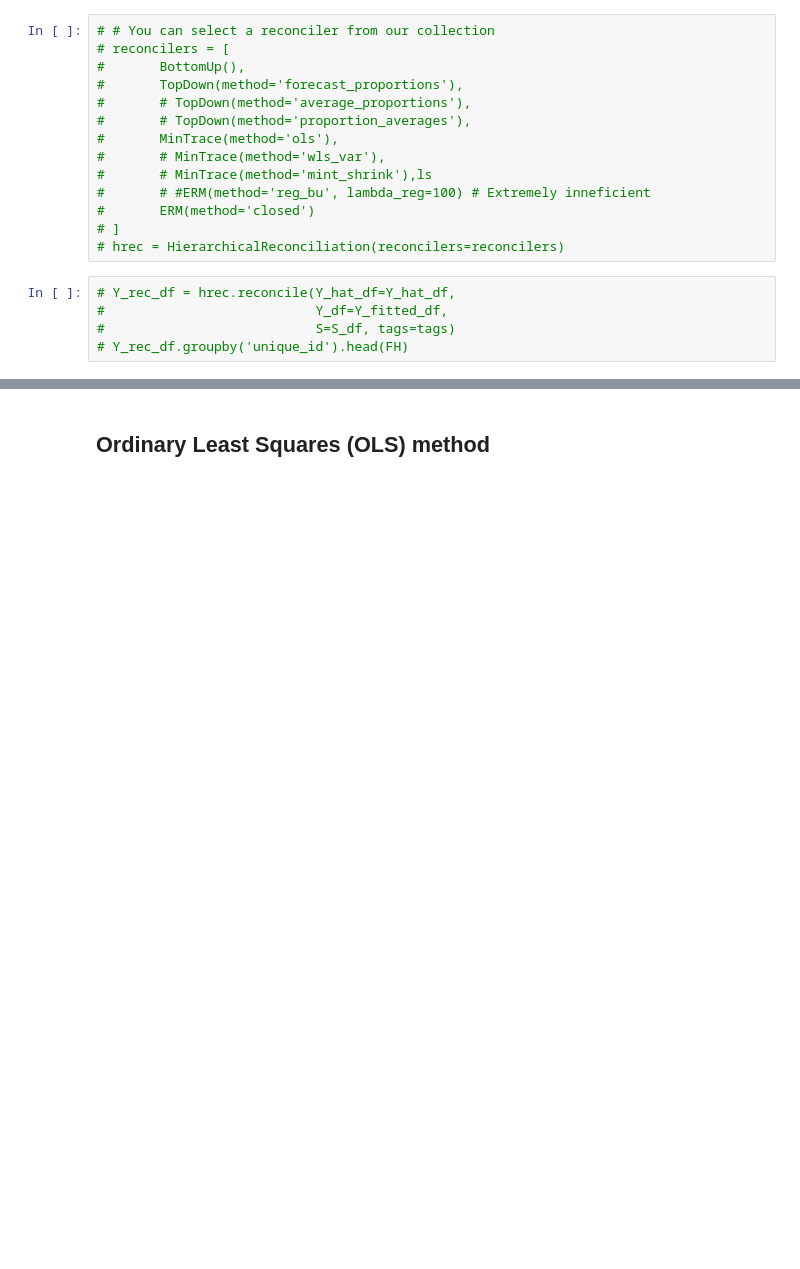
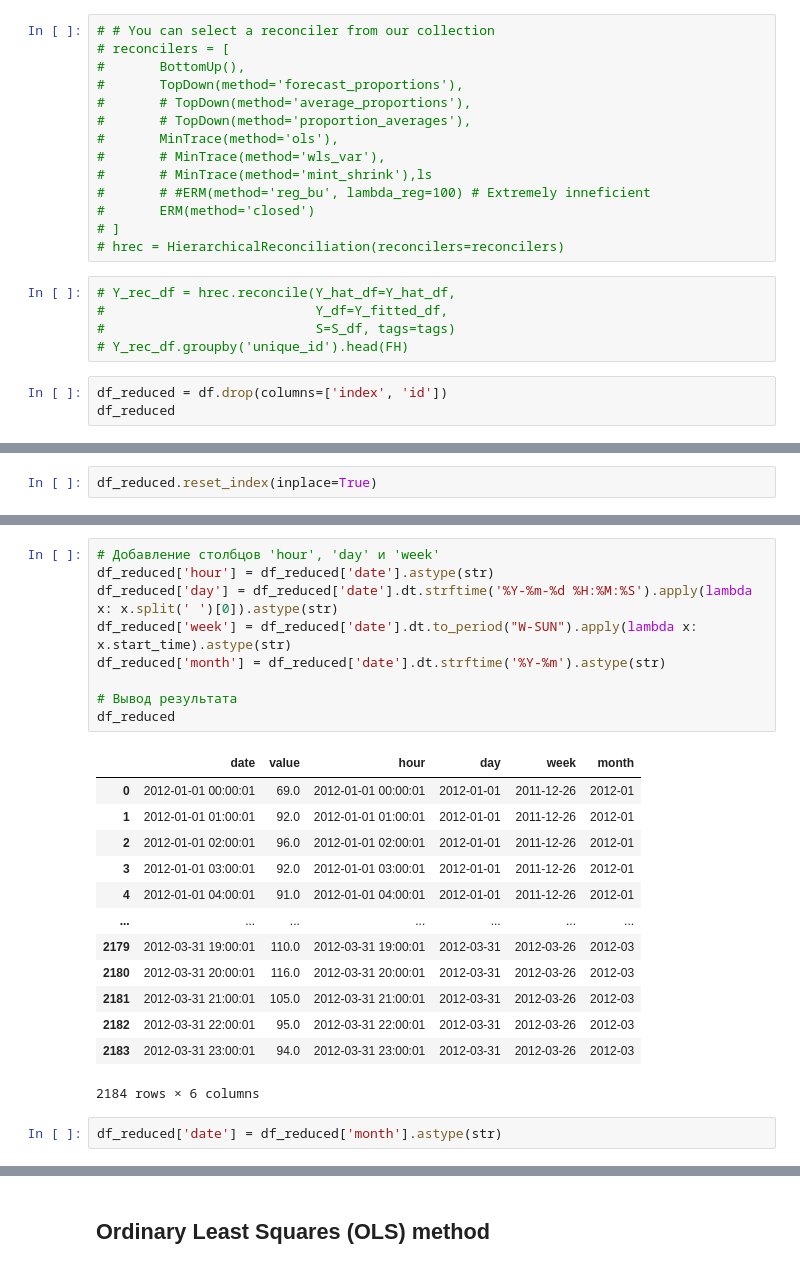
Before and after one commit to elineii/TimeSeriesMasters2023, a Jupyter notebook: experiments/Hierarchical_series_zuikova.ipynb, the cells around one changed output, grey strips where cells are left out. Cells and saved outputs as stored; diff of their text form; blank space fills up the shorter version.

```diff
--- a/experiments/Hierarchical_series_zuikova.ipynb
+++ b/experiments/Hierarchical_series_zuikova.ipynb
@@ -310,3 +310,6 @@ from hierarchicalforecast.evaluation import HierarchicalEvaluation
 #                           Y_df=Y_fitted_df,
 #                           S=S_df, tags=tags)
 # Y_rec_df.groupby('unique_id').head(FH)
+# %%
+df_reduced = df.drop(columns=['index', 'id'])
+df_reduced
@@ -312,0 +342,2 @@ from hierarchicalforecast.evaluation import HierarchicalEvaluation
+# %%
+df_reduced.reset_index(inplace=True)
@@ -312,0 +388,25 @@ from hierarchicalforecast.evaluation import HierarchicalEvaluation
+# %%
+# Добавление столбцов 'hour', 'day' и 'week'
+df_reduced['hour'] = df_reduced['date'].astype(str)
+df_reduced['day'] = df_reduced['date'].dt.strftime('%Y-%m-%d %H:%M:%S').apply(lambda x: x.split(' ')[0]).astype(str)
+df_reduced['week'] = df_reduced['date'].dt.to_period("W-SUN").apply(lambda x: x.start_time).astype(str)
+df_reduced['month'] = df_reduced['date'].dt.strftime('%Y-%m').astype(str)
+
+# Вывод результата
+df_reduced
+# %% [output]
+|  | date | value | hour | day | week | month |
+| 0 | 2012-01-01 00:00:01 | 69.0 | 2012-01-01 00:00:01 | 2012-01-01 | 2011-12-26 | 2012-01 |
+| 1 | 2012-01-01 01:00:01 | 92.0 | 2012-01-01 01:00:01 | 2012-01-01 | 2011-12-26 | 2012-01 |
+| 2 | 2012-01-01 02:00:01 | 96.0 | 2012-01-01 02:00:01 | 2012-01-01 | 2011-12-26 | 2012-01 |
+| 3 | 2012-01-01 03:00:01 | 92.0 | 2012-01-01 03:00:01 | 2012-01-01 | 2011-12-26 | 2012-01 |
+| 4 | 2012-01-01 04:00:01 | 91.0 | 2012-01-01 04:00:01 | 2012-01-01 | 2011-12-26 | 2012-01 |
+| ... | ... | ... | ... | ... | ... | ... |
+| 2179 | 2012-03-31 19:00:01 | 110.0 | 2012-03-31 19:00:01 | 2012-03-31 | 2012-03-26 | 2012-03 |
+| 2180 | 2012-03-31 20:00:01 | 116.0 | 2012-03-31 20:00:01 | 2012-03-31 | 2012-03-26 | 2012-03 |
+| 2181 | 2012-03-31 21:00:01 | 105.0 | 2012-03-31 21:00:01 | 2012-03-31 | 2012-03-26 | 2012-03 |
+| 2182 | 2012-03-31 22:00:01 | 95.0 | 2012-03-31 22:00:01 | 2012-03-31 | 2012-03-26 | 2012-03 |
+| 2183 | 2012-03-31 23:00:01 | 94.0 | 2012-03-31 23:00:01 | 2012-03-31 | 2012-03-26 | 2012-03 |
+2184 rows × 6 columns
+# %%
+df_reduced['date'] = df_reduced['month'].astype(str)
```
Also changed, not shown: parts of 13 cells of this notebook.
